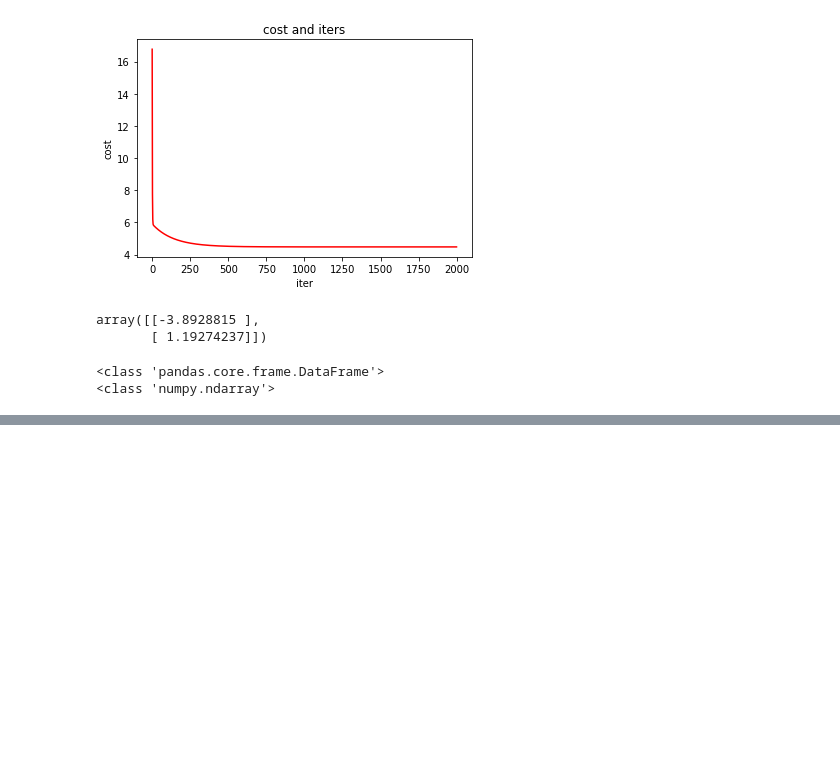
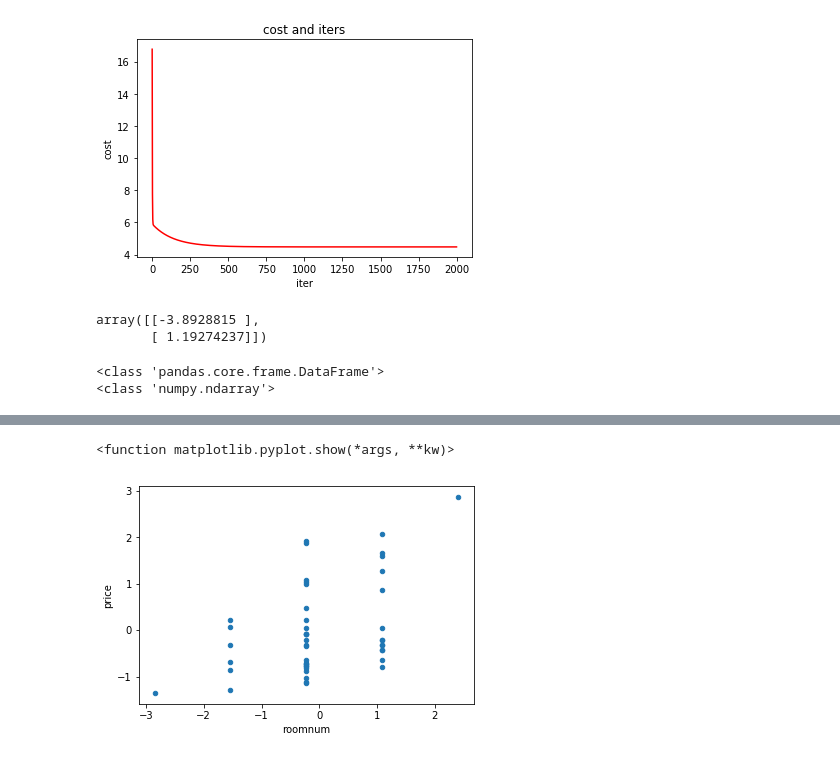
Before and after one commit to yahuuu/ML_exercise, a Jupyter notebook: ex1_20190118.ipynb, the cells around one changed output, grey strips where cells are left out. Drawn from its saved outputs; the diff is of its cells as text; code cells hidden in the pictures; blank space fills up the shorter version.

```diff
--- a/ex1_20190118.ipynb
+++ b/ex1_20190118.ipynb
@@ -204,0 +251,6 @@ plt.show()
+# %%
+data2.plot.scatter('roomnum', 'price')
+plt.show
+# %% [output]
+<function matplotlib.pyplot.show(*args, **kw)>
+[figure, added]
```
Also changed, not shown: parts of 32 cells of this notebook.
